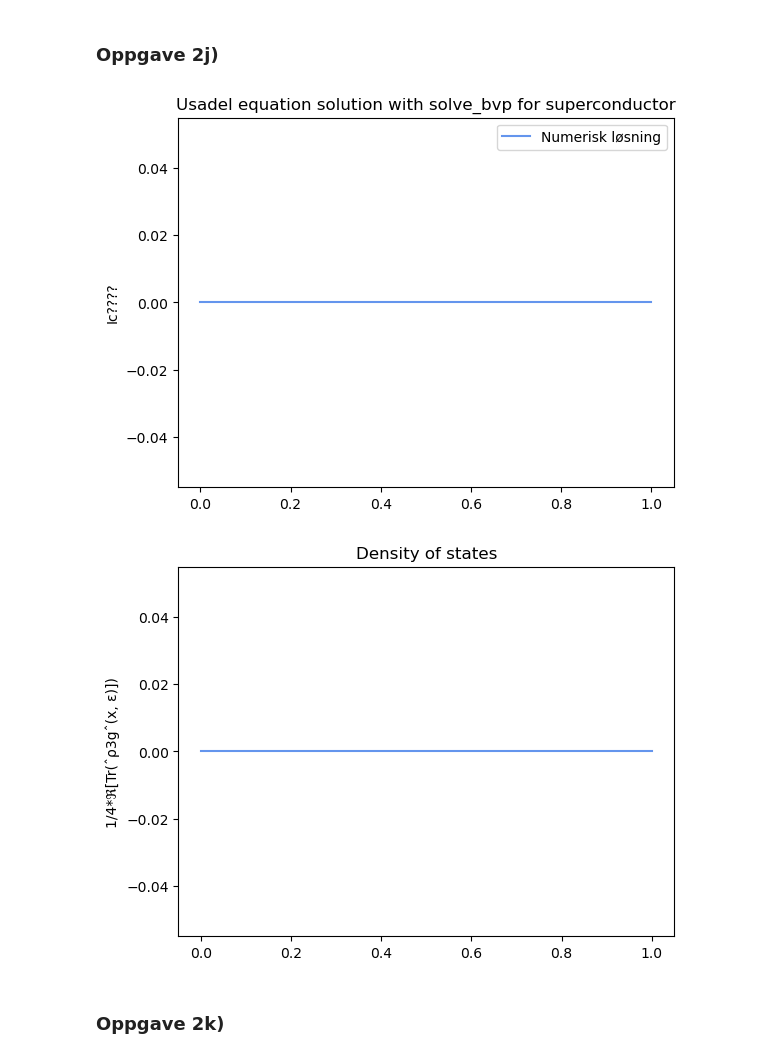
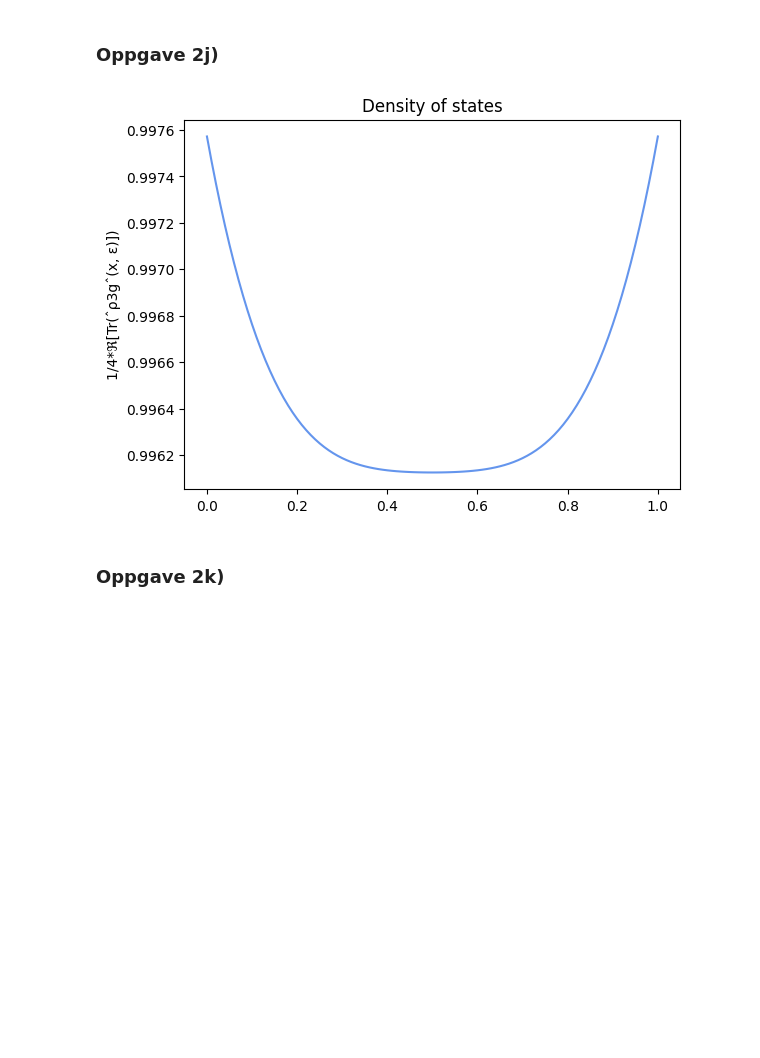
Before and after one commit to cfure3-svg/prosjekt3, a Jupyter notebook: prosjekt3_1504.ipynb, the cells around one changed output. Cells and saved outputs as stored; diff of their text form; code cells hidden in the pictures; blank space fills up the shorter version.

```diff
--- a/prosjekt3_1504.ipynb
+++ b/prosjekt3_1504.ipynb
@@ -583,7 +583,7 @@ plt.show()
 # %%
 # Plot density of states
 
-def calculate_density_of_states(function_to_solve, bc):
+def calculate_density_of_states(function_to_solve, bc, x, y):
     sol = solve_bvp(function_to_solve, bc, x, y)
     solution = sol.sol(x)
 
@@ -604,15 +604,16 @@ def calculate_density_of_states(function_to_solve, bc):
 
         rho = np.block([
         [np.identity(2),        np.zeros((2,2))],
-        [np.zeros((2,2)),   np.identity(2)]])
+        [np.zeros((2,2)),   -np.identity(2)]])
 
         Density_of_states_per_Do = 1/4 * np.real(np.trace(rho@green_function))
         dos_list.append(Density_of_states_per_Do)
 
-    plt.plot(x, dos_list, color = "cornflowerblue")
-    plt.title("Density of states")
-    plt.ylabel("1/4*ℜ[Tr(ˆρ3gˆ(x, ε)])")
-    plt.show()
+    return dos_list, solution
 
-calculate_density_of_states(function_to_solve, lhs)
+liste, solution = calculate_density_of_states(function_to_solve, lhs, x,y)
+plt.plot(x, liste, color = "cornflowerblue")
+plt.title("Density of states")
+plt.ylabel("1/4*ℜ[Tr(ˆρ3gˆ(x, ε)])")
+plt.show()
 # %% [output]
@@ -626,7 +627,8 @@ calculate_density_of_states(function_to_solve, lhs)
 #uttrykk brukt i Riccati matrisene
 def vartheta_sigma(sigma):
     global e
-    return np.atanh(sigma / (e + 0.001 *1j))
+
+    return np.atanh(sigma / (e + 0.01 *1j))
 
 def s_sigma(sigma):
     return np.sinh(vartheta_sigma(sigma))
@@ -663,7 +665,7 @@ def bc_superleder(v_left, v_right):
     # Randverdiene på høyre kant
     gamma_l, gamma_tilde_l, omega_l, omega_tilde_l = vector_to_matrices(v_right)
 
-    l = 1
+    global l
     zeta = 3
 
     N_L = np.linalg.inv(np.identity(2)-gamma_L(0)@gamma_L_tilde(0))
@@ -673,35 +675,28 @@ def bc_superleder(v_left, v_right):
     N_R_tilde = np.linalg.inv(np.identity(2)-gamma_R_tilde(0)@gamma_R(0))
 
     likning_13 = omega_0 + 1/(zeta*l) * (np.identity(2)-gamma_0@gamma_L_tilde(0)) @ N_L @(gamma_L(0)-gamma_0)
-    likning_14 = omega_0 + 1/(zeta*l) * (np.identity(2)-gamma_tilde_0@gamma_L(0)) @ N_L_tilde @(gamma_L_tilde(0)-gamma_tilde_0)
+    likning_14 = omega_tilde_0 + 1/(zeta*l) * (np.identity(2)-gamma_tilde_0@gamma_L(0)) @ N_L_tilde @(gamma_L_tilde(0)-gamma_tilde_0)
 
     likning_15 = omega_l - 1/(zeta*l) * (np.identity(2)-gamma_l@gamma_R_tilde(0)) @ N_R @(gamma_R(0)-gamma_l)
-    likning_16 = omega_l - 1/(zeta*l) * (np.identity(2)-gamma_tilde_l@gamma_R(0)) @ N_R_tilde @(gamma_R_tilde(0)-gamma_tilde_l)
+    likning_16 = omega_tilde_l - 1/(zeta*l) * (np.identity(2)-gamma_tilde_l@gamma_R(0)) @ N_R_tilde @(gamma_R_tilde(0)-gamma_tilde_l)
 
     return matrices_to_vector(likning_13, likning_14, likning_15, likning_16)
 # %% [markdown]
 ### Oppgave 2j)
 # %%
 m = 101
-l = 1
-epsilon = [2]
+global l
+e = 2
 y = np.zeros((32, m))
 x = np.linspace(0, l, m)
 
 
-for e in epsilon:
-   sol = solve_bvp(function_to_solve, bc_superleder, x, y)
-   y_plot = sol.sol(x)[0]
-   plt.plot(x, y_plot, label = 'Numerisk løsning', color = 'cornflowerblue')
-
-plt.title("Usadel equation solution with solve_bvp for superconductor")
-plt.ylabel("Ic????")
-plt.legend()
+liste, solution = calculate_density_of_states(function_to_solve, bc_superleder,x,y)
+plt.plot(x, liste, color = "cornflowerblue")
+plt.title("Density of states")
+plt.ylabel("1/4*ℜ[Tr(ˆρ3gˆ(x, ε)])")
 plt.show()
-
-calculate_density_of_states(function_to_solve, bc_superleder)
 # %% [output]
-[figure, old version]
+[figure, new version]
-[figure, removed]
 # %% [markdown]
 ### Oppgave 2k)
```
Also changed, not shown: parts of 3 cells of this notebook.
